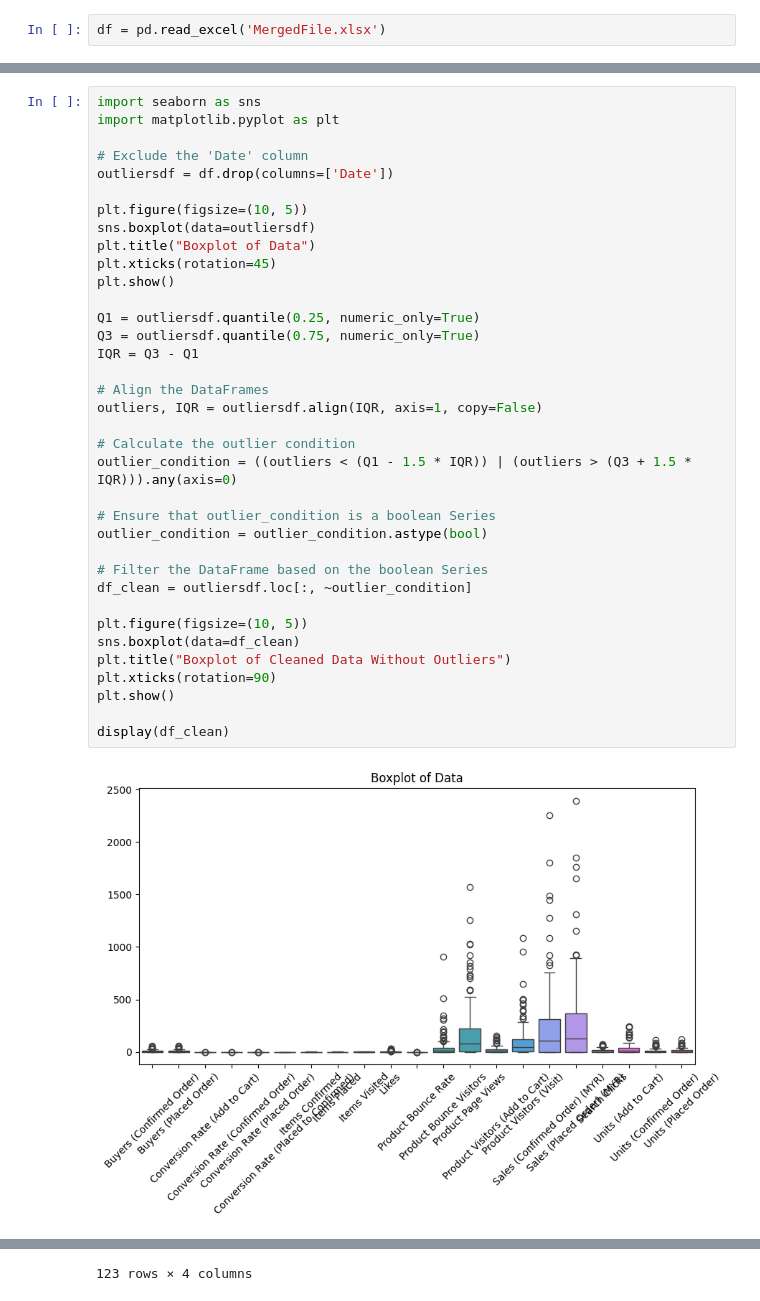
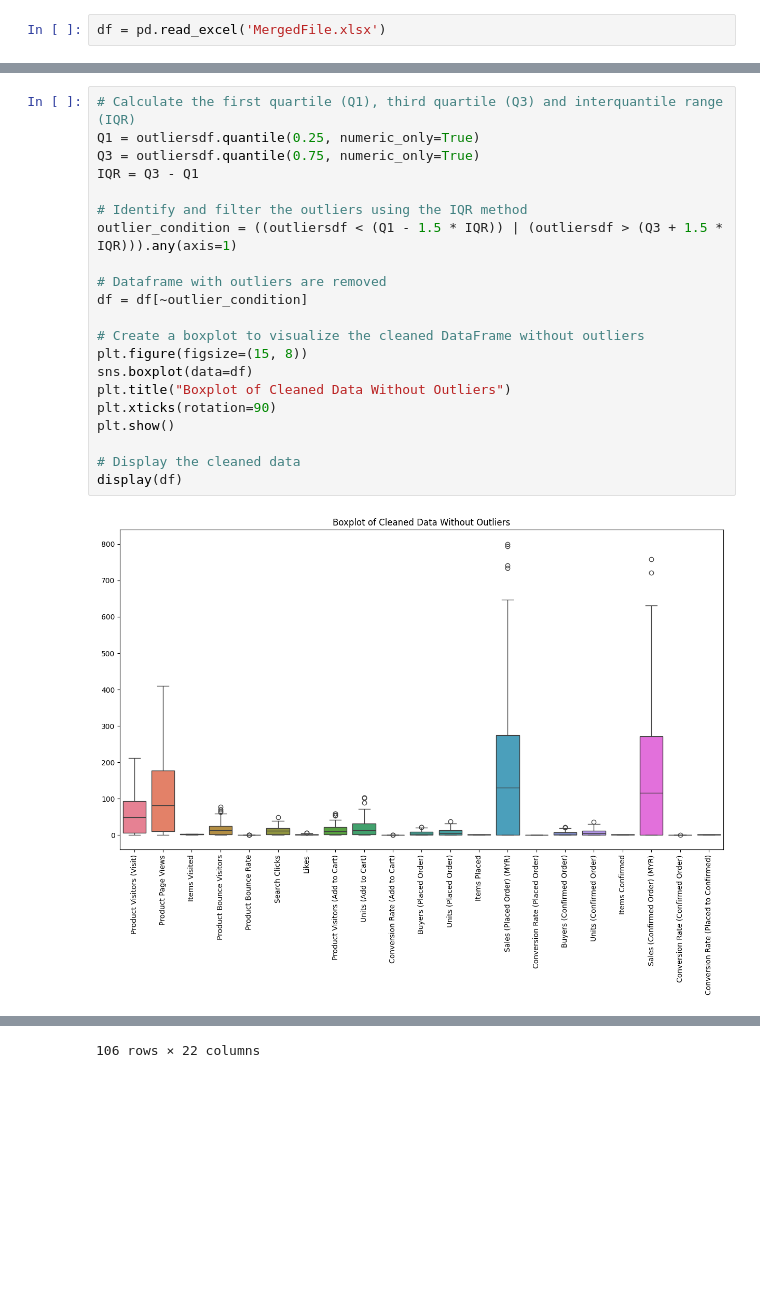
Before and after one commit to JingYuan0926/ChiliLado, a Jupyter notebook: ChiliLado.ipynb, the cells around one changed output, grey strips where cells are left out. Cells and saved outputs as stored; diff of their text form; blank space fills up the shorter version.

Commit message:
Outliers and OB1

```diff
--- a/ChiliLado.ipynb
+++ b/ChiliLado.ipynb
@@ -73,38 +91,23 @@ If all the cells are white, it indicates that we have successfully converted the
 # %%
-import seaborn as sns
-import matplotlib.pyplot as plt
-
-# Exclude the 'Date' column
-outliersdf = df.drop(columns=['Date'])
-
-plt.figure(figsize=(10, 5))
-sns.boxplot(data=outliersdf)
-plt.title("Boxplot of Data")
-plt.xticks(rotation=45)
-plt.show()
-
+# Calculate the first quartile (Q1), third quartile (Q3) and interquantile range (IQR)
 Q1 = outliersdf.quantile(0.25, numeric_only=True)
 Q3 = outliersdf.quantile(0.75, numeric_only=True)
 IQR = Q3 - Q1
 
-# Align the DataFrames
-outliers, IQR = outliersdf.align(IQR, axis=1, copy=False)
+# Identify and filter the outliers using the IQR method
+outlier_condition = ((outliersdf < (Q1 - 1.5 * IQR)) | (outliersdf > (Q3 + 1.5 * IQR))).any(axis=1)
 
-# Calculate the outlier condition
-outlier_condition = ((outliers < (Q1 - 1.5 * IQR)) | (outliers > (Q3 + 1.5 * IQR))).any(axis=0)
+# Dataframe with outliers are removed
+df = df[~outlier_condition]
 
-# Ensure that outlier_condition is a boolean Series
-outlier_condition = outlier_condition.astype(bool)
-
-# Filter the DataFrame based on the boolean Series
-df_clean = outliersdf.loc[:, ~outlier_condition]
-
-plt.figure(figsize=(10, 5))
-sns.boxplot(data=df_clean)
+# Create a boxplot to visualize the cleaned DataFrame without outliers
+plt.figure(figsize=(15, 8))
+sns.boxplot(data=df)
 plt.title("Boxplot of Cleaned Data Without Outliers")
 plt.xticks(rotation=90)
 plt.show()
 
-display(df_clean)
+# Display the cleaned data
+display(df)
 # %% [output]
-[figure, old version]
+[figure, new version]
@@ -124 +126 @@ display(df_clean)
-123 rows × 4 columns
+106 rows × 22 columns
```
Also changed, not shown: parts of 5 cells of this notebook, 1 other file.
